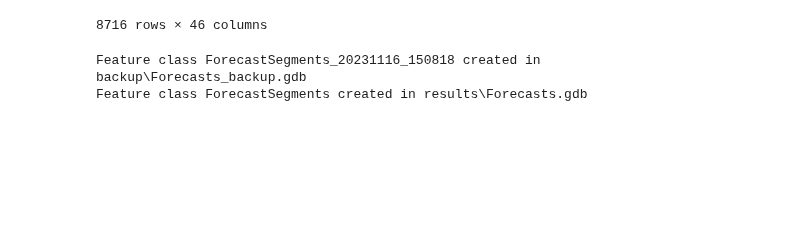
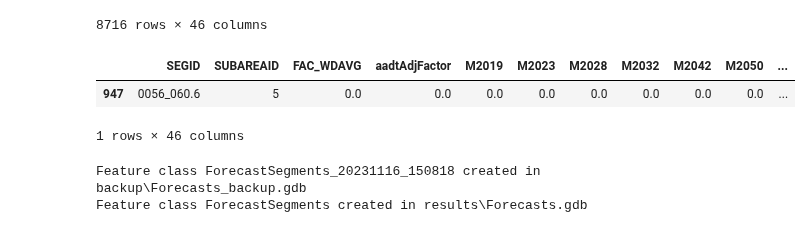
Before and after one commit to WFRCAnalytics/Traffic-Volume-Forecasts, a Jupyter notebook: 4-Prepare-Forecast-App-Data.ipynb, the cells around one changed output. Drawn from its saved outputs; the diff is of its cells as text; code cells hidden in the pictures; blank space fills up the shorter version.

```diff
--- a/4-Prepare-Forecast-App-Data.ipynb
+++ b/4-Prepare-Forecast-App-Data.ipynb
@@ -313,16 +313,22 @@ dfModVolAdj = pd.DataFrame.merge(dfModVolAdj_pvModAadt, dfModVolAdj_pvModAadtAdj
 _sdf = pd.DataFrame.merge(dfModVolAdj, sdfSegments, on=('SEGID','SUBAREAID'), how='right')
 
 # add columns for Adjustments
-_sdf['ADJ2019'] = 0
-_sdf['ADJ2023'] = 0
-_sdf['ADJ2028'] = 0
-_sdf['ADJ2032'] = 0
-_sdf['ADJ2042'] = 0
-_sdf['ADJ2050'] = 0
-_sdf['ADJHIST'] = 0
-_sdf['NOTES'] = ""
+_sdf['MF2019'].fillna(0,inplace=True)
+_sdf['MF2023'].fillna(0,inplace=True)
+_sdf['MF2028'].fillna(0,inplace=True)
+_sdf['MF2032'].fillna(0,inplace=True)
+_sdf['MF2042'].fillna(0,inplace=True)
+_sdf['MF2050'].fillna(0,inplace=True)
+_sdf['ADJ2019'     ] = 0
+_sdf['ADJ2023'     ] = 0
+_sdf['ADJ2028'     ] = 0
+_sdf['ADJ2032'     ] = 0
+_sdf['ADJ2042'     ] = 0
+_sdf['ADJ2050'     ] = 0
+_sdf['ADJHIST'     ] = 0
+_sdf['NOTES'       ] = ""
 _sdf['NOTES_FURREV'] = ""
-_sdf['NOTES_SEG'] = ""
+_sdf['NOTES_SEG'   ] = ""
 
 
 # replace with latest file
@@ -355,6 +361,11 @@ else:
     _sdfWithLatest.loc[(_sdfWithLatest['NOTES_FURREV']=='0'), 'NOTES_FURREV'] = ''
     _sdfWithLatest['NOTES_FURREV'] = _sdfWithLatest['NOTES_FURREV'].str.strip()
 
+    _sdfWithLatest['NOTES_SEG'].fillna('0', inplace=True)
+    _sdfWithLatest['NOTES_SEG'] = _sdfWithLatest['NOTES_SEG'].astype(str)
+    _sdfWithLatest.loc[(_sdfWithLatest['NOTES_SEG']=='0'), 'NOTES_SEG'] = ''
+    _sdfWithLatest['NOTES_SEG'] = _sdfWithLatest['NOTES_SEG'].str.strip()
+
 # add flag columns
 # Loop through the rows of 'dfFlags'
 for index, row in dfFlags.iterrows():
@@ -438,6 +449,12 @@ sdfSegmentsWData
 | 8714 | WFRC_8265 | 1 | 1.0946 | 0.0 | 0.0 | 1372.0 | 1676.0 | 2606.0 | 3380.0 | 3655.0 | ... |
 | 8715 | WFRC_8266 | 1 | 1.0946 | 0.0 | 3004.0 | 3909.0 | 5044.0 | 6847.0 | 7429.0 | 7614.0 | ... |
 8716 rows × 46 columns
+# %%
+sdfSegmentsWData[sdfSegmentsWData['SEGID']=='0056_060.6']
+# %% [output]
+|  | SEGID | SUBAREAID | FAC_WDAVG | aadtAdjFactor | M2019 | M2023 | M2028 | M2032 | M2042 | M2050 | ... |
+| 947 | 0056_060.6 | 5 | 0.0 | 0.0 | 0.0 | 0.0 | 0.0 | 0.0 | 0.0 | 0.0 | ... |
+1 rows × 46 columns
 # %%
 # export
 #if bShapefileExport: #sdfSegmentsWData.spatial.to_featureclass('results/ForecastSegments/ForecastSegments.shp',sanitize_columns=False)
```
Also changed, not shown: parts of 4 cells of this notebook, 7 other files.
